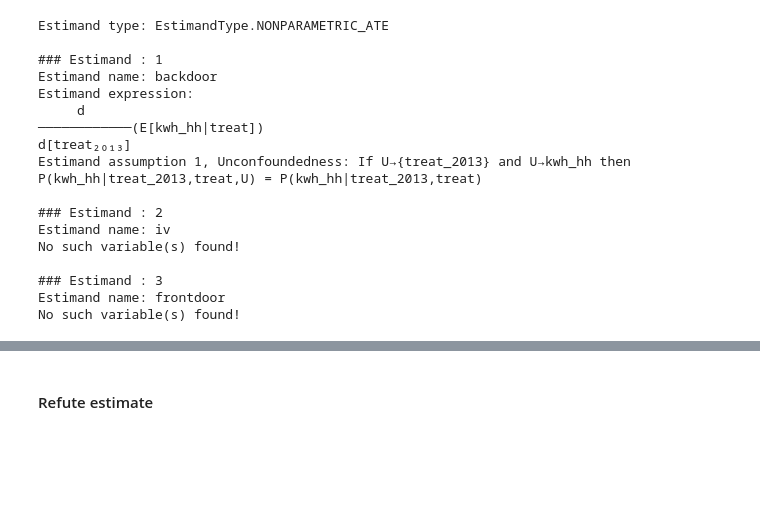
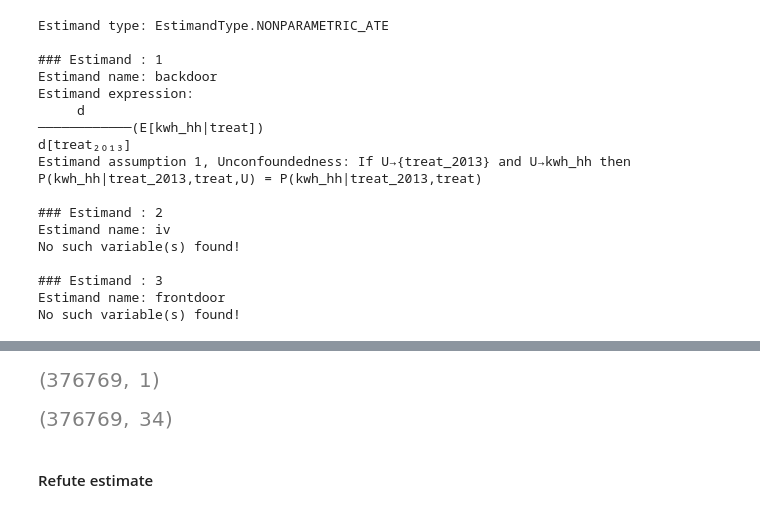
Before and after one commit to AlvaroCorrales/smart-meters-london, a Jupyter notebook: Causal analysis - CATE.ipynb, the cells around one changed output, grey strips where cells are left out. Cells and saved outputs as stored; diff of their text form; code cells hidden in the pictures; blank space fills up the shorter version.

Commit message:
Run individual CATEs

```diff
--- a/Causal analysis - CATE.ipynb
+++ b/Causal analysis - CATE.ipynb
@@ -158,10 +158,10 @@ from sklearn.ensemble import GradientBoostingClassifier
 dml_estimate = model.estimate_effect(identified_estimand, method_name="backdoor.econml.dml.DML",
                                      control_value = 0,
                                      treatment_value = 1,
-                                 target_units = lambda df_daily: df_daily["Acorn_enc"]>14,  # condition used for CATE
+                                #  target_units = lambda df_daily: df_daily["Acorn_enc"]>14,  # condition used for CATE
                                  confidence_intervals=False,
                                  method_params={"init_params":{'model_y':GradientBoostingRegressor(),
-                                                              'model_t': GradientBoostingClassifier(),
+                                                              'model_t': GradientBoostingRegressor(),
                                                               "model_final":LassoCV(fit_intercept=False),
                                                               'featurizer':PolynomialFeatures(degree=1, include_bias=False)},
                                                "fit_params":{}})
@@ -191,3 +187,11 @@ Successfully installed cloudpickle-3.0.0 econml-0.15.1 lightgbm-4.5.0 llvmlite-0
+# %%
+dml_estimate.cate_estimates.shape
+# %% [output]
+[figure, added]
+# %%
+df_daily.shape
+# %% [output]
+[figure, added]
 # %% [markdown]
 #### Refute estimate
 # %%
```
Also changed, not shown: parts of 4 cells of this notebook.
